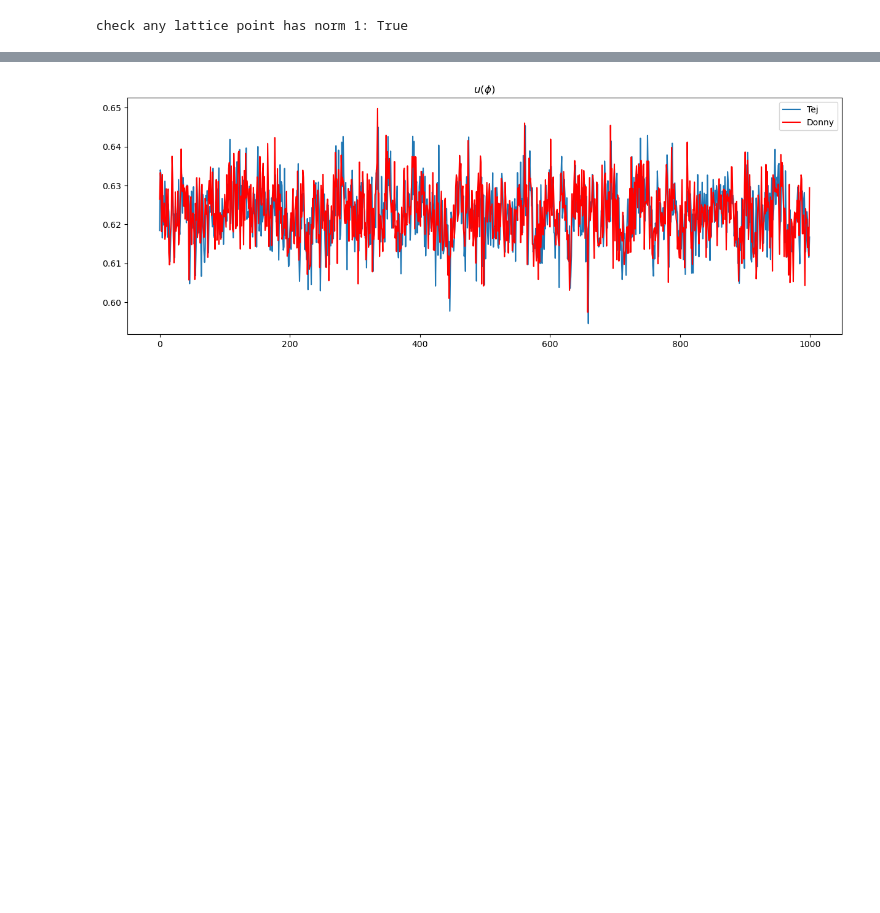
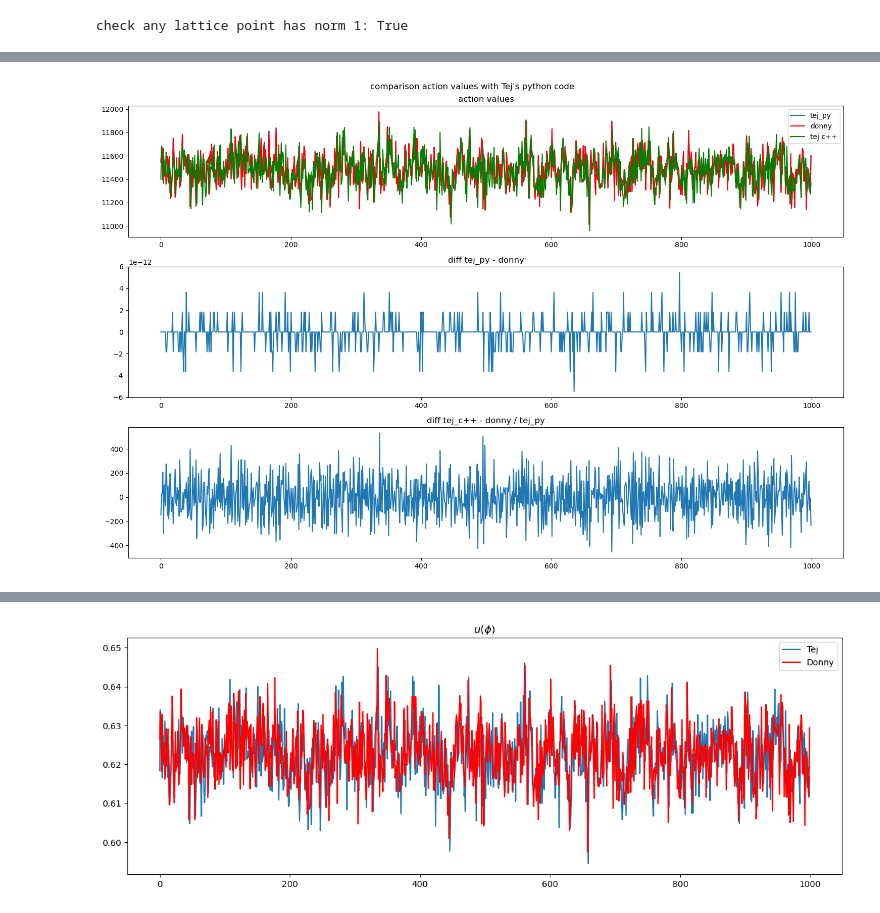
Before and after one commit to dHuberYoumans/CPNStN, a Jupyter notebook: toy_model/scrapbook.ipynb, the cells around one changed output, grey strips where cells are left out. Saved outputs shown, nothing was run; the diff lists cells and outputs as text; code cells hidden in the pictures; blank space fills up the shorter version.

```diff
--- a/toy_model/scrapbook.ipynb
+++ b/toy_model/scrapbook.ipynb
@@ -1478,0 +1535,29 @@ print(f"{(z.squeeze(-1) - torch.tensor(ens)).real.max() = }")
+# %%
+# TESTING T
+n = 2
+sigma_y = torch.tensor([[0,1j],[-1j,0]]) # VS overall - sign! To discuss
+T = (torch.eye(2*n + 2) + torch.block_diag(*[sigma_y for _ in range(n+1)])).cdouble()
+
+z = ens[0,0,0]
+w = ens[0,0,1]
+x = z.real
+y = z.imag
+u = w.real
+v = w.imag
+
+X1 = torch.tensor(list(zip(x,y)),dtype=torch.cdouble).flatten().view(-1,1)
+X2 = torch.tensor(list(zip(u,v)),dtype=torch.cdouble).flatten().view(-1,1)
+
+XX1 = cmplx2real(torch.tensor(z).unsqueeze(-1)).cdouble()
+XX2 = cmplx2real(torch.tensor(w).unsqueeze(-1)).cdouble()
+
+
+resT = (X1.transpose(-1,-2) @ (T @ X2)).squeeze(-1,-2)
+
+foo = (XX1.transpose(-1,-2) @ (T @ XX2)).squeeze(-1,-2)
+
+res = torch.tensor(np.sum(z.conjugate() * w))
+
+print(f"{(resT - foo).item() = }")
+print(f"{(res - foo).item() = }")
+print(f"{(resT - res).item() = }")
@@ -1478,0 +1631,15 @@ print(f"{(z.squeeze(-1) - torch.tensor(ens)).real.max() = }")
+# %%
+fig, ax = plt.subplots(ncols=1,nrows=3,figsize=(15,10))
+ax[0].plot(S_tej_py,label='tej_py')
+ax[0].plot(S_donny.real,color='red',label='donny')
+ax[0].plot(S_tej.real,color='green',label='tej c++')
+ax[0].legend()
+ax[0].set_title("action values")
+ax[1].plot(S_tej_py-S_donny.real)
+ax[1].set_title("diff tej_py - donny")
+ax[2].plot(S_tej-S_donny.numpy())
+ax[2].set_title("diff tej_c++ - donny / tej_py")
+plt.suptitle("comparison action values with Tej's python code")
+plt.tight_layout();
+# %% [output]
+[figure, added]
```
Also changed, not shown: parts of 20 cells of this notebook, 3 other files.
